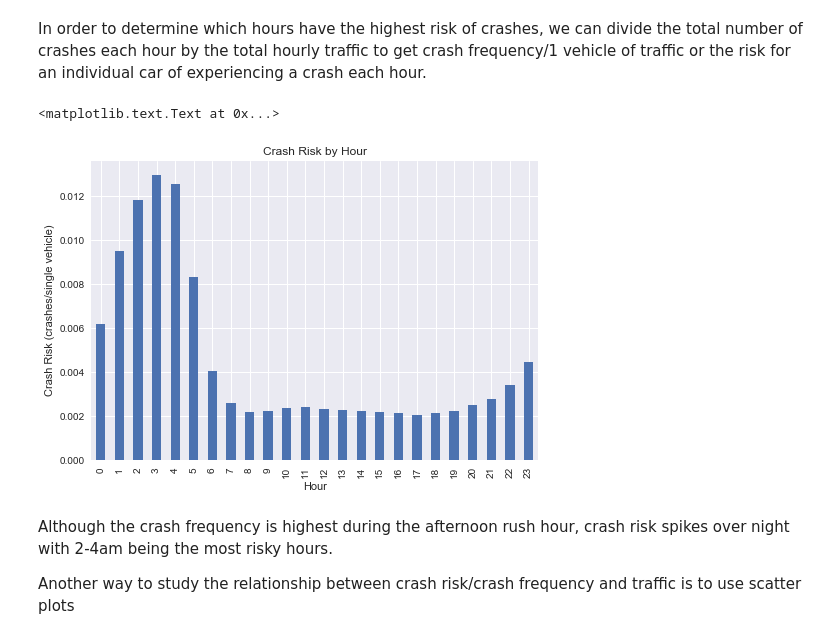
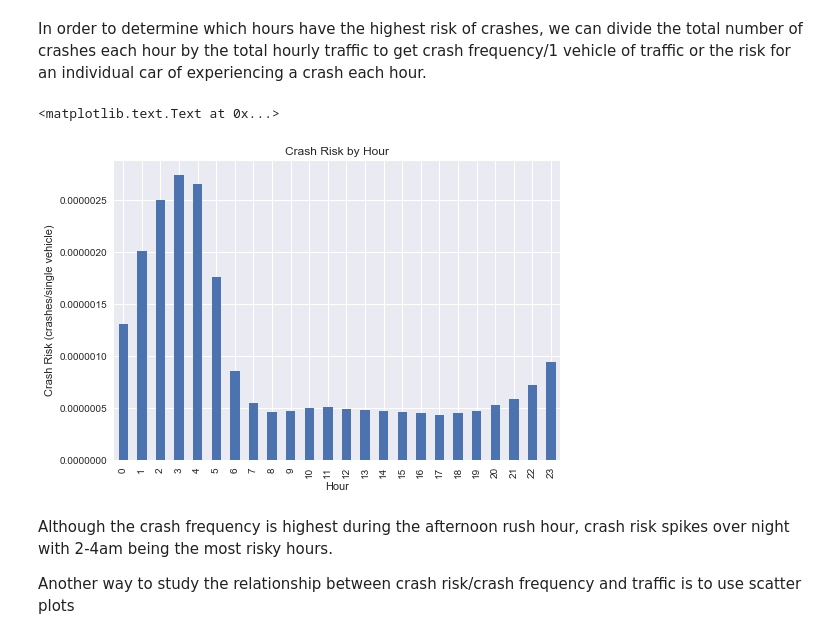
Before and after one commit to amgupta4/Springboard, a Jupyter notebook: Data Story.ipynb, the cells around one changed output. Cells and saved outputs as stored; diff of their text form; code cells hidden in the pictures.

```diff
--- a/Data Story.ipynb
+++ b/Data Story.ipynb
@@ -35,13 +35,14 @@ In order to determine which hours have the highest risk of crashes, we can divid
 # %%
 a = crash_location.datetime.dt.hour.value_counts().sort_index()
 b = crash_location.groupby(crash_location.datetime.dt.hour).sum().traffic
-(a/b).plot(kind = 'bar')
+# Multiplying by 4728, total days in recorded crash period to divide by total hourly traffic, rather than average hourly traffic
+(a/(b * 4728)).plot(kind = 'bar')
 plt.title('Crash Risk by Hour')
 plt.xlabel('Hour')
 plt.ylabel('Crash Risk (crashes/single vehicle)')
 # %% [output]
 <matplotlib.text.Text at 0x...>
-[figure, old version]
+[figure, new version]
 # %% [markdown]
 Although the crash frequency is highest during the afternoon rush hour, crash risk spikes over night with 2-4am being the most risky hours.
 
```
Also changed, not shown: parts of 31 cells of this notebook.
